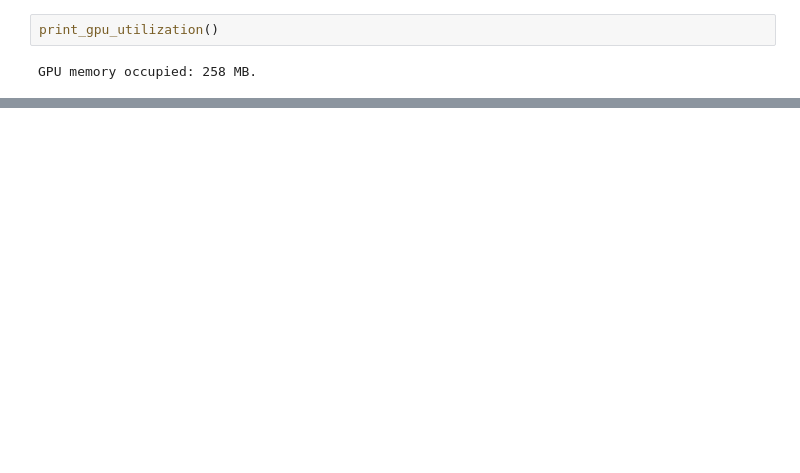
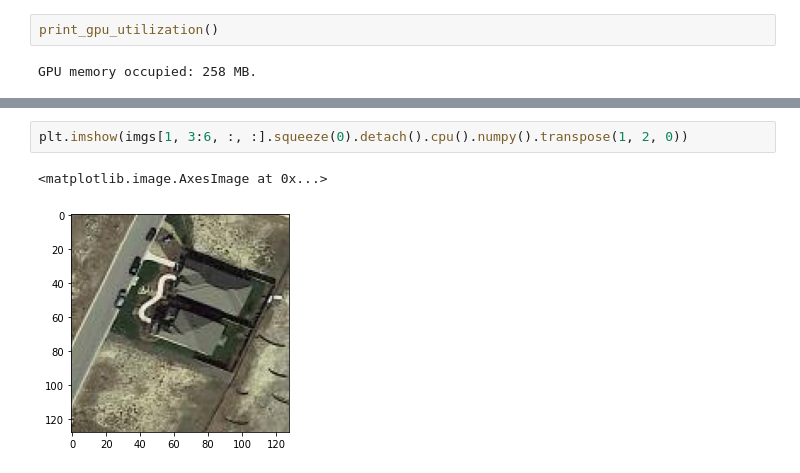
Before and after one commit to vahidmir2023/change-detection-unet-cotnet, a Jupyter notebook: train.ipynb, the cells around one changed output, grey strips where cells are left out. Cells and saved outputs as stored; diff of their text form; blank space fills up the shorter version.

```diff
--- a/train.ipynb
+++ b/train.ipynb
@@ -151,0 +324,5 @@ RuntimeError: Sizes of tensors must match except in dimension 1. Expected size 3
+# %%
+plt.imshow(imgs[1, 3:6, :, :].squeeze(0).detach().cpu().numpy().transpose(1, 2, 0))
+# %% [output]
+<matplotlib.image.AxesImage at 0x...>
+[figure, added]
```
Also changed, not shown: parts of 30 cells of this notebook.
